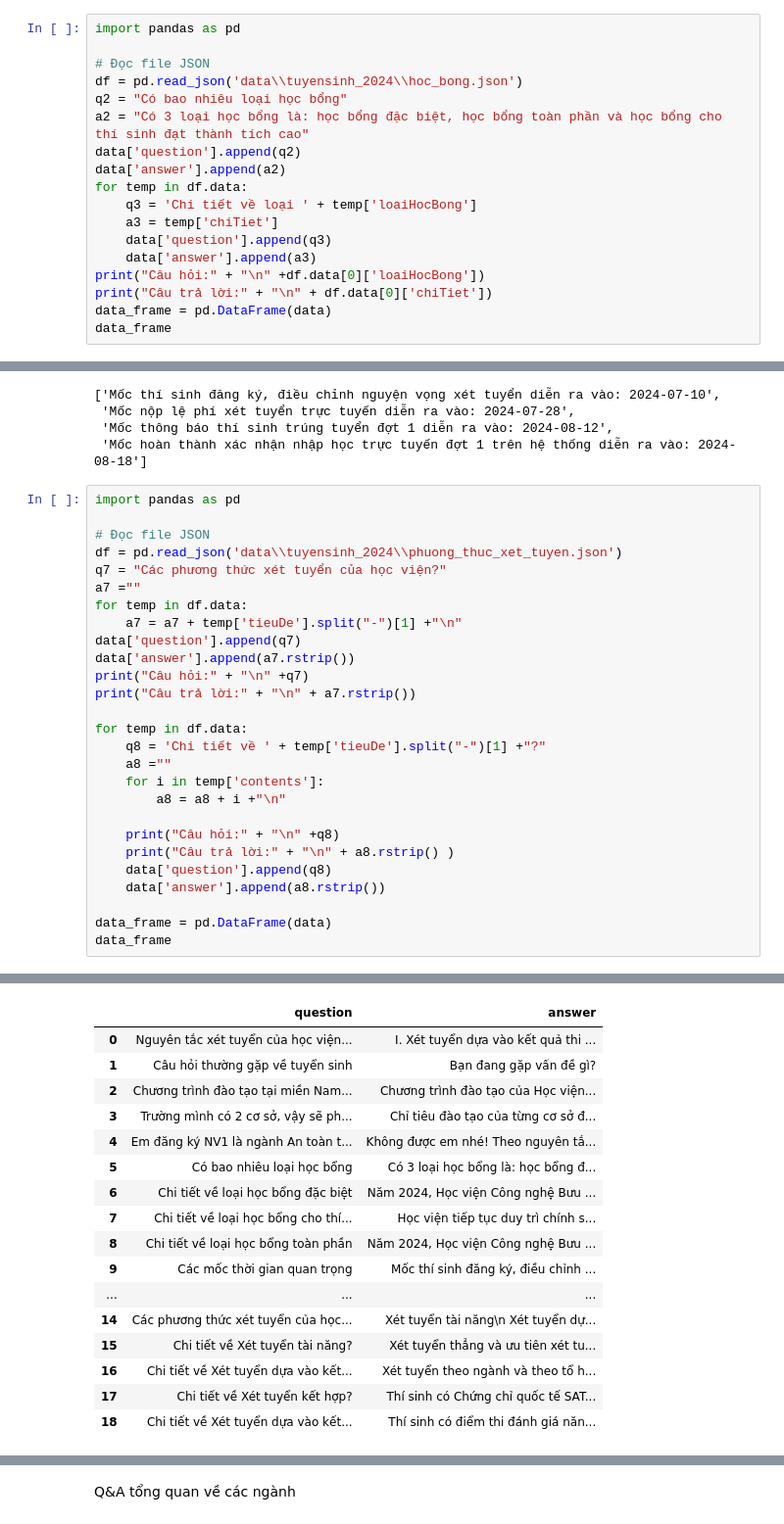
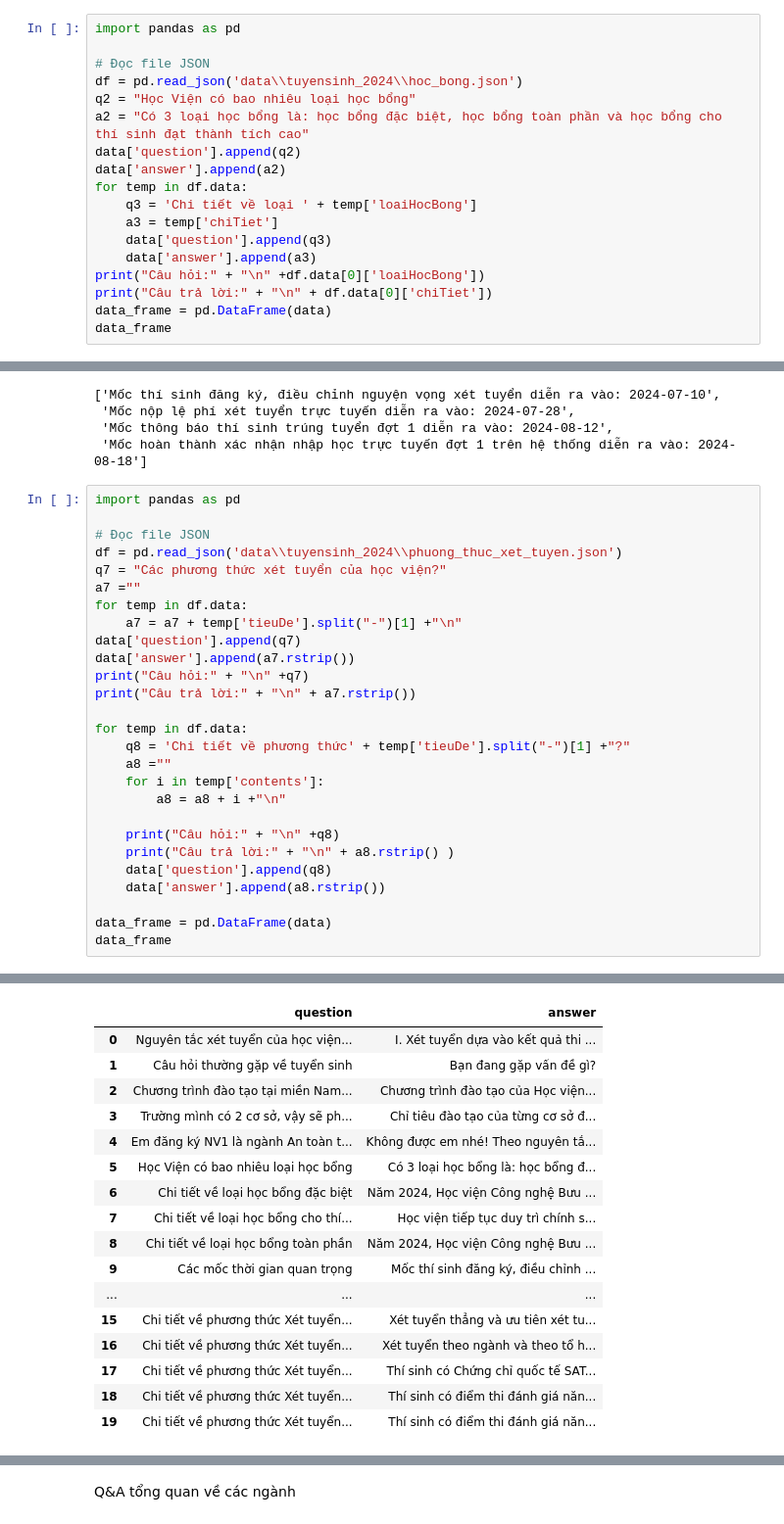
Before and after one commit to NguyenVanDuc0405/retrieval_chatbots, a Jupyter notebook: preprocess.ipynb, the cells around one changed output, grey strips where cells are left out. Shown at 98% size. Saved outputs shown, nothing was run; the diff lists cells and outputs as text.

```diff
--- a/preprocess.ipynb
+++ b/preprocess.ipynb
@@ -81,7 +81,7 @@ import pandas as pd
 
 # Đọc file JSON
 df = pd.read_json('data\\tuyensinh_2024\\hoc_bong.json')
-q2 = "Có bao nhiêu loại học bổng"
+q2 = "Học Viện có bao nhiêu loại học bổng"
 a2 = "Có 3 loại học bổng là: học bổng đặc biệt, học bổng toàn phần và học bổng cho thí sinh đạt thành tích cao"
 data['question'].append(q2)
 data['answer'].append(a2)
@@ -177,7 +177,7 @@ print("Câu hỏi:" + "\n" +q7)
 print("Câu trả lời:" + "\n" + a7.rstrip())
 
 for temp in df.data:
-    q8 = 'Chi tiết về ' + temp['tieuDe'].split("-")[1] +"?"
+    q8 = 'Chi tiết về phương thức' + temp['tieuDe'].split("-")[1] +"?"
     a8 =""
     for i in temp['contents']:
         a8 = a8 + i +"\n"
@@ -206,24 +206,24 @@ Xét tuyển dựa vào hồ sơ năng lực đối với các thí sinh có Th
 Câu trả lời:
 Thí sinh có điểm thi đánh giá năng lực của Đại học quốc gia Hà Nội năm 2024 từ 75 điểm trở lên
 Thí sinh có điểm thi đánh giá năng lực của Đại học quốc gia Hồ Chí Minh năm 2024 từ 600 điểm trở lên
 Thí sinh có điểm thi đánh giá tư duy của Đại học Bách khoa Hà Nội năm 2024 từ 50 điểm trở lên.
 |  | question | answer |
 | 0 | Nguyên tắc xét tuyển của học viện... | I. Xét tuyển dựa vào kết quả thi ... |
 | 1 | Câu hỏi thường gặp về tuyển sinh | Bạn đang gặp vấn đề gì? |
 | 2 | Chương trình đào tạo tại miền Nam... | Chương trình đào tạo của Học viện... |
 | 3 | Trường mình có 2 cơ sở, vậy sẽ ph... | Chỉ tiêu đào tạo của từng cơ sở đ... |
 | 4 | Em đăng ký NV1 là ngành An toàn t... | Không được em nhé! Theo nguyên tắ... |
-| 5 | Có bao nhiêu loại học bổng | Có 3 loại học bổng là: học bổng đ... |
+| 5 | Học Viện có bao nhiêu loại học bổng | Có 3 loại học bổng là: học bổng đ... |
 | 6 | Chi tiết về loại học bổng đặc biệt | Năm 2024, Học viện Công nghệ Bưu ... |
 | 7 | Chi tiết về loại học bổng cho thí... | Học viện tiếp tục duy trì chính s... |
 | 8 | Chi tiết về loại học bổng toàn phần | Năm 2024, Học viện Công nghệ Bưu ... |
 | 9 | Các mốc thời gian quan trọng | Mốc thí sinh đăng ký, điều chỉnh ... |
 | ... | ... | ... |
-| 14 | Các phương thức xét tuyển của học... | Xét tuyển tài năng\n Xét tuyển dự... |
-| 15 | Chi tiết về Xét tuyển tài năng? | Xét tuyển thẳng và ưu tiên xét tu... |
-| 16 | Chi tiết về Xét tuyển dựa vào kết... | Xét tuyển theo ngành và theo tổ h... |
-| 17 | Chi tiết về Xét tuyển kết hợp? | Thí sinh có Chứng chỉ quốc tế SAT... |
-| 18 | Chi tiết về Xét tuyển dựa vào kết... | Thí sinh có điểm thi đánh giá năn... |
+| 15 | Chi tiết về phương thức Xét tuyển... | Xét tuyển thẳng và ưu tiên xét tu... |
+| 16 | Chi tiết về phương thức Xét tuyển... | Xét tuyển theo ngành và theo tổ h... |
+| 17 | Chi tiết về phương thức Xét tuyển... | Thí sinh có Chứng chỉ quốc tế SAT... |
+| 18 | Chi tiết về phương thức Xét tuyển... | Thí sinh có điểm thi đánh giá năn... |
+| 19 | Chi tiết về phương thức Xét tuyển... | Thí sinh có điểm thi đánh giá năn... |
 # %%
 import pandas as pd
 
```
Also changed, not shown: parts of 55 cells of this notebook, 16 other files.
